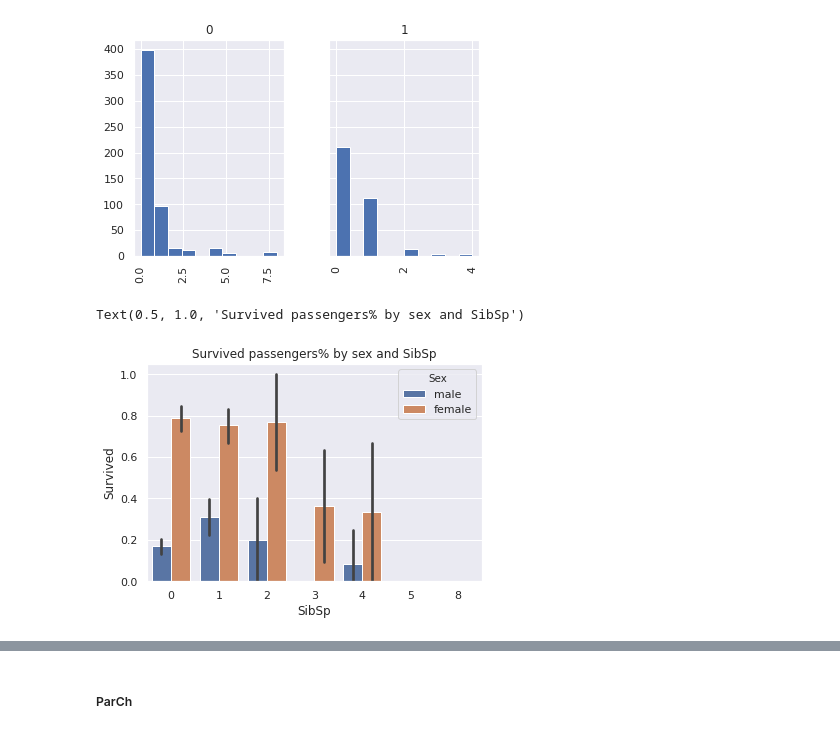
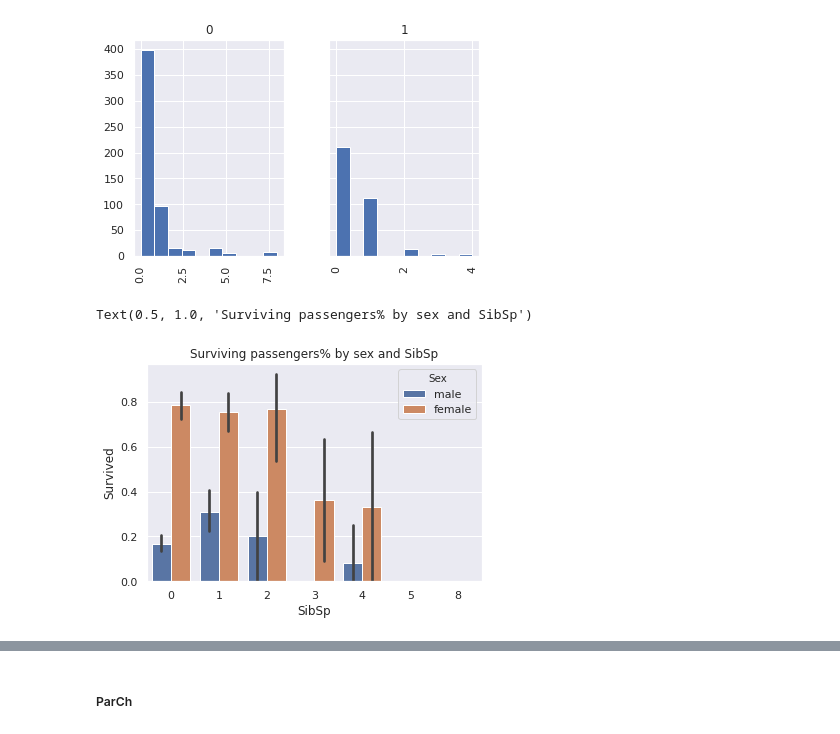
Before and after one commit to lerz30/ML_introduction, a Jupyter notebook: notebooks/pandas_intro.ipynb, the cells around one changed output, grey strips where cells are left out. Saved outputs shown, nothing was run; the diff lists cells and outputs as text; code cells hidden in the pictures.

```diff
--- a/notebooks/pandas_intro.ipynb
+++ b/notebooks/pandas_intro.ipynb
@@ -420,10 +422,10 @@ array([<matplotlib.axes._subplots.AxesSubplot object at 0x...>,
       dtype=object)
 [figure]
 # %%
-sns.barplot(x='SibSp', y='Survived', hue='Sex', data=df).set_title("Survived passengers% by sex and SibSp")
+sns.barplot(x='SibSp', y='Survived', hue='Sex', data=df).set_title("Surviving passengers% by sex and SibSp")
 # %% [output]
-Text(0.5, 1.0, 'Survived passengers% by sex and SibSp')
+Text(0.5, 1.0, 'Surviving passengers% by sex and SibSp')
-[figure, old version]
+[figure, new version]
 # %%
 df.groupby(['SibSp', 'Sex']).Age.mean()
 # %% [output]
```
Also changed, not shown: parts of 54 cells of this notebook, 1 other file.
